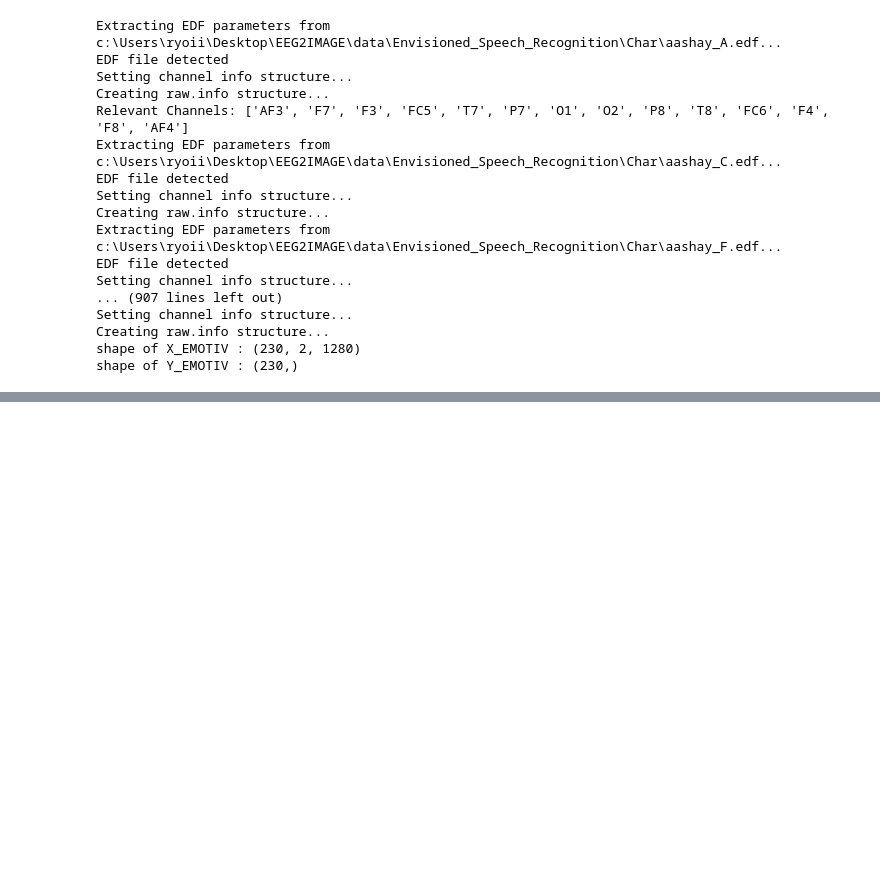
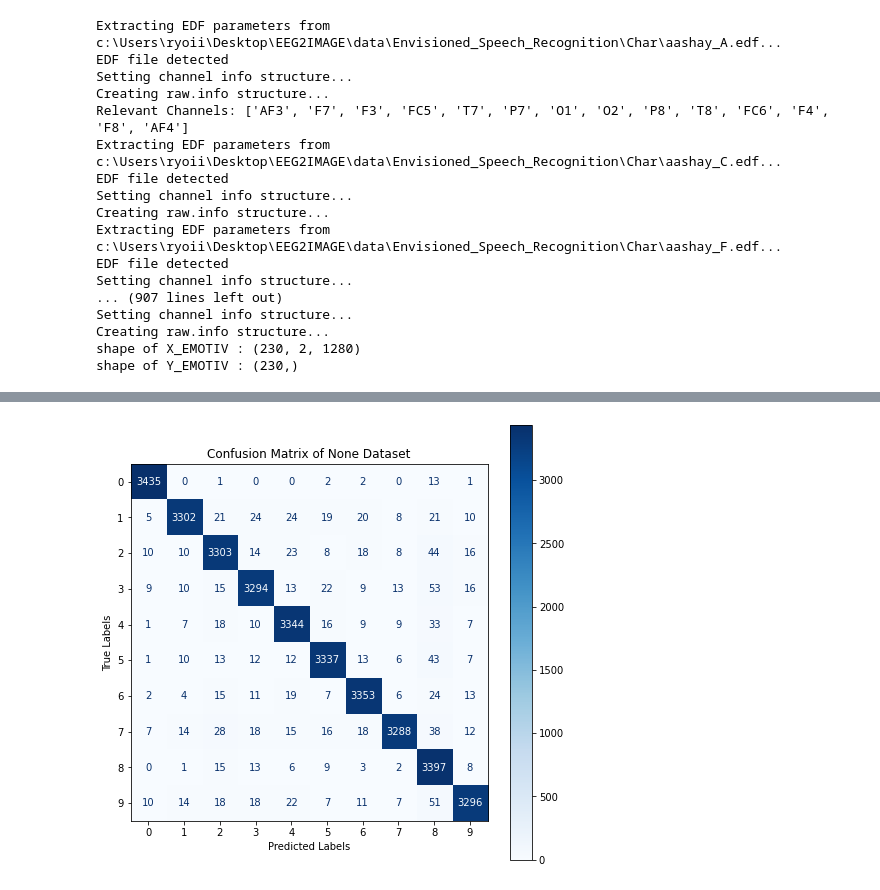
Before and after one commit to basic0908/EEG2IMAGE, a Jupyter notebook: Analysis/DomainAdaptation.ipynb, the cells around one changed output, grey strips where cells are left out. Drawn from its saved outputs; the diff is of its cells as text; code cells hidden in the pictures; blank space fills up the shorter version.

```diff
--- a/Analysis/DomainAdaptation.ipynb
+++ b/Analysis/DomainAdaptation.ipynb
@@ -119,0 +123,3 @@ visualize(model, X_final, Y_final, dataset_type="Domain Adaptation")
+# %%
+plot_confusion_matrix(model, X_final, Y_final)
+# %% [output]
@@ -119,0 +127 @@ visualize(model, X_final, Y_final, dataset_type="Domain Adaptation")
+[figure, added]
```
Also changed, not shown: parts of 7 cells of this notebook, 3 other files.
